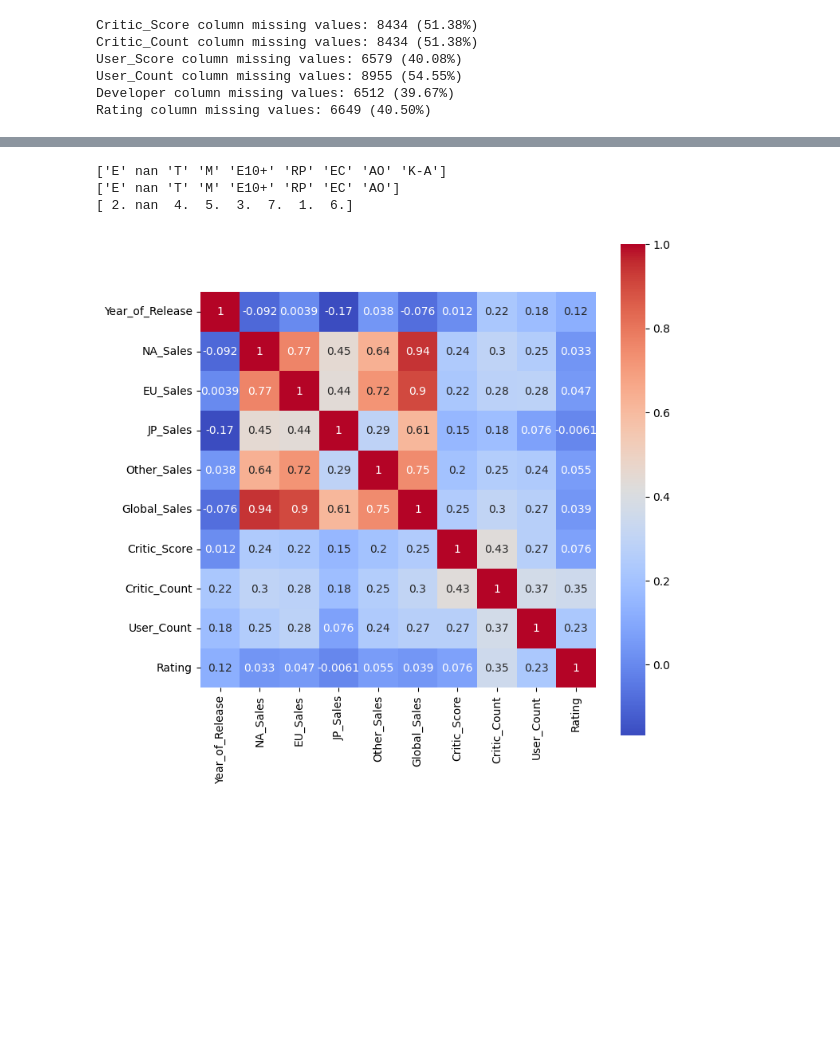
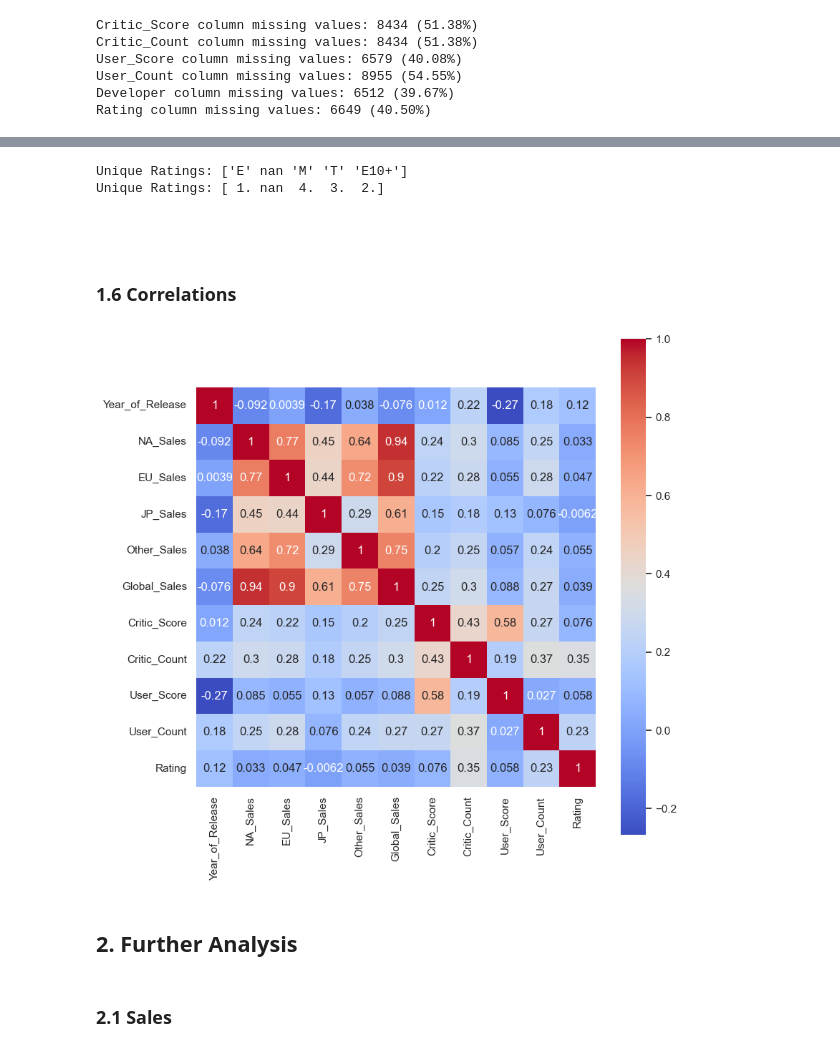
Before and after one commit to skalenjr/Video-Games-Sales-Analysis, a Jupyter notebook: VideoGames.ipynb, the cells around one changed output, grey strips where cells are left out. Cells and saved outputs as stored; diff of their text form; code cells hidden in the pictures; blank space fills up the shorter version.

Commit message:
Added analysis for categorical features.

```diff
--- a/VideoGames.ipynb
+++ b/VideoGames.ipynb
@@ -86,0 +152,8 @@ Rating column missing values: 6649 (40.50%)
+# %%
+video_games_df['Year_of_Release'] = video_games_df['Year_of_Release'].astype(np.int64)
+video_games_df['User_Score'] = video_games_df['User_Score'].str.replace('tbd', 'NaN')
+video_games_df['User_Score'] = video_games_df['User_Score'].astype(np.float64)
+
+print(video_games_df.dtypes)
+
+video_games_df.head()
@@ -139,6 +196,0 @@ Number of Game, Platform combinations with more than one row: 3
-# %%
-video_games_df = video_games_df.sort_values('Year_of_Release', ascending=False).drop_duplicates(['Name', 'Platform'])
-
-duplicates = video_games_df.duplicated(subset=['Name', 'Platform'], keep='first')
-num_duplicates = duplicates.sum()
-print('Number of Game, Platform combinations with more than one row: {}'.format(num_duplicates))
@@ -147,16 +217,17 @@ Number of Game, Platform combinations with more than one row: 0
+# %%
+video_games_df.loc[14272, 'Rating'] = 'E10+'
 # %%
-print(video_games_df['Rating'].unique())
+video_games_df['Rating'] = video_games_df['Rating'].str.replace('EC', 'E')
 video_games_df['Rating'] = video_games_df['Rating'].str.replace('K-A', 'E')
-print(video_games_df['Rating'].unique())
+video_games_df['Rating'] = video_games_df['Rating'].str.replace('AO', 'M')
+print('Unique Ratings: {}'.format(video_games_df['Rating'].unique()))
 
-rating_order = {'EC':'1', 'E':'2', 'E10+':'3', 'T':'4', 'M':'5', 'AO':'6', 'RP':'7'}
+rating_order = {'E':'1.0', 'E10+':'2.0', 'T':'3.0', 'M':'4.0'}
 inv_rating_order = {v: k for k, v in rating_order.items()}
 video_games_df['Rating'] = video_games_df['Rating'].map(rating_order)
 
-# Encode labels in column 'species'.
 video_games_df['Rating'] = video_games_df['Rating'].astype(np.float64)
-print(video_games_df['Rating'].unique())
+print('Unique Ratings: {}'.format(video_games_df['Rating'].unique()))
 # %% [output]
-['E' nan 'T' 'M' 'E10+' 'RP' 'EC' 'AO' 'K-A']
-['E' nan 'T' 'M' 'E10+' 'RP' 'EC' 'AO']
-[ 2. nan  4.  5.  3.  7.  1.  6.]
+Unique Ratings: ['E' nan 'M' 'T' 'E10+']
+Unique Ratings: [ 1. nan  4.  3.  2.]
@@ -165,6 +234,16 @@ categorical_features = ['Name', 'Genre', 'Publisher', 'Developer']
+# %% [markdown]
+#
+# %% [markdown]
+### **1.6 Correlations**
 # %%
-fig, axs = plt.subplots(nrows=1, figsize=(8, 8))
+sns.set_theme(style="darkgrid")
+fig, axs = plt.subplots(nrows=1, figsize=(9, 9))
+c = video_games_df.corr()
 sns.heatmap(video_games_df.corr(),  annot=True, square=True, cmap='coolwarm')
 plt.show()
 # %% [output]
-[figure, old version]
+[figure, new version]
+# %% [markdown]
+## **2. Further Analysis**
+# %% [markdown]
+### **2.1 Sales**
```
Also changed, not shown: parts of 51 cells of this notebook.
